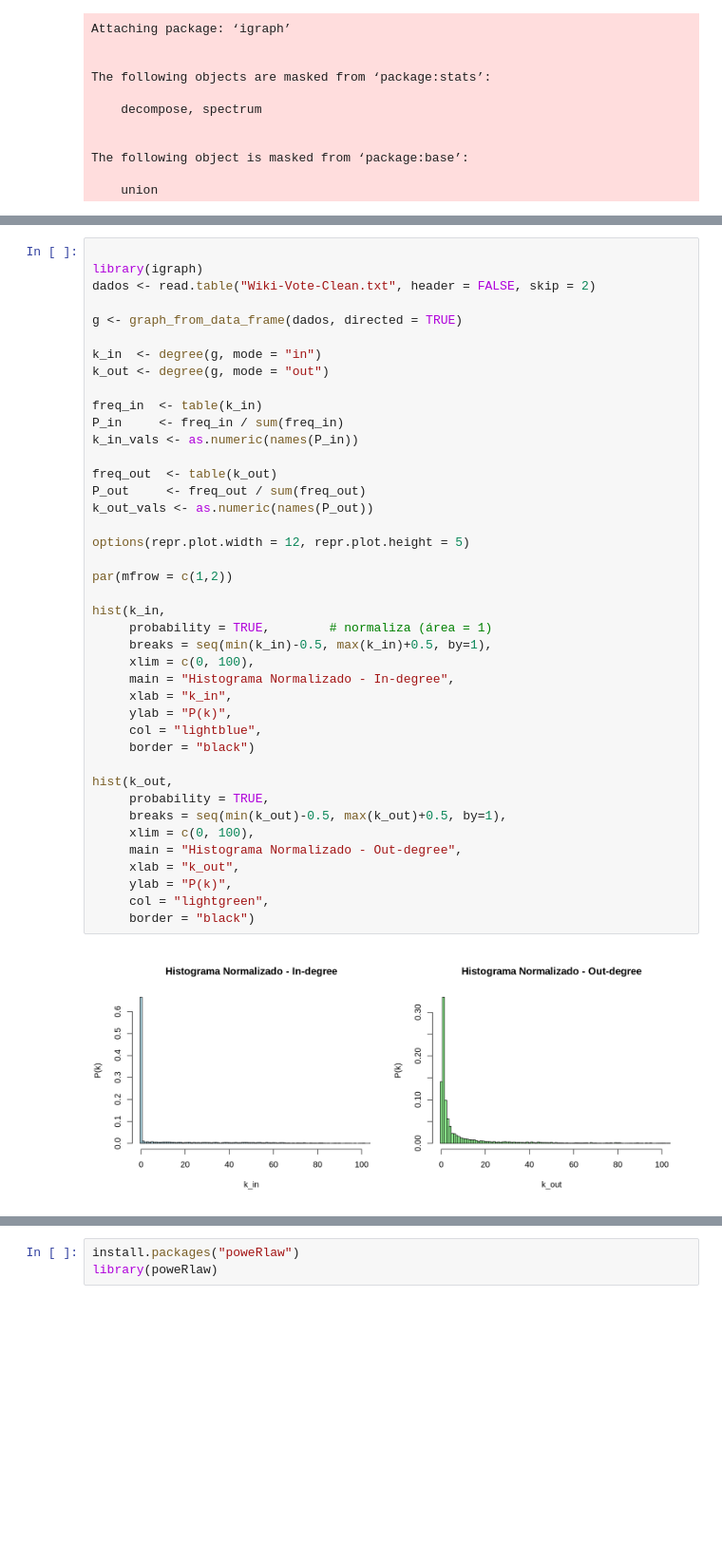
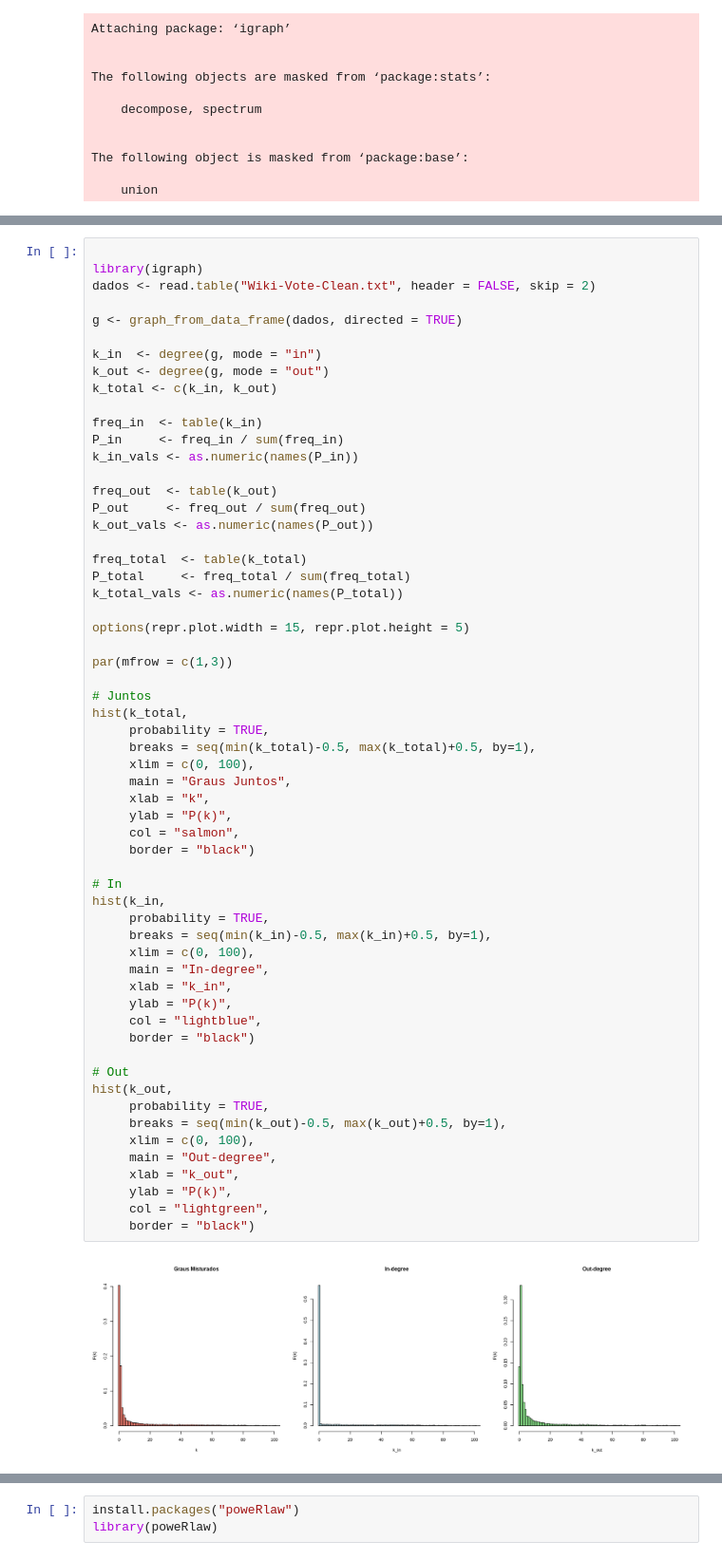
Before and after one commit to marinasantiago1718/WikipediaGraph, a Jupyter notebook: wikiVote.ipynb, the cells around one changed output, grey strips where cells are left out. Shown at 95% size. Cells and saved outputs as stored; diff of their text form; blank space fills up the shorter version.

```diff
--- a/wikiVote.ipynb
+++ b/wikiVote.ipynb
@@ -292,37 +295,55 @@ g <- graph_from_data_frame(dados, directed = TRUE)
 
 k_in  <- degree(g, mode = "in")
 k_out <- degree(g, mode = "out")
+k_total <- c(k_in, k_out)
 
 freq_in  <- table(k_in)
 P_in     <- freq_in / sum(freq_in)
 k_in_vals <- as.numeric(names(P_in))
 
 freq_out  <- table(k_out)
 P_out     <- freq_out / sum(freq_out)
 k_out_vals <- as.numeric(names(P_out))
 
-options(repr.plot.width = 12, repr.plot.height = 5)
+freq_total  <- table(k_total)
+P_total     <- freq_total / sum(freq_total)
+k_total_vals <- as.numeric(names(P_total))
 
-par(mfrow = c(1,2))
+options(repr.plot.width = 15, repr.plot.height = 5)
 
+par(mfrow = c(1,3))
+
+# Juntos
+hist(k_total,
+     probability = TRUE,
+     breaks = seq(min(k_total)-0.5, max(k_total)+0.5, by=1),
+     xlim = c(0, 100),
+     main = "Graus Juntos",
+     xlab = "k",
+     ylab = "P(k)",
+     col = "salmon",
+     border = "black")
+
+# In
 hist(k_in,
-     probability = TRUE,        # normaliza (área = 1)
+     probability = TRUE,
      breaks = seq(min(k_in)-0.5, max(k_in)+0.5, by=1),
      xlim = c(0, 100),
-     main = "Histograma Normalizado - In-degree",
+     main = "In-degree",
      xlab = "k_in",
      ylab = "P(k)",
      col = "lightblue",
      border = "black")
 
+# Out
 hist(k_out,
      probability = TRUE,
      breaks = seq(min(k_out)-0.5, max(k_out)+0.5, by=1),
      xlim = c(0, 100),
-     main = "Histograma Normalizado - Out-degree",
+     main = "Out-degree",
      xlab = "k_out",
      ylab = "P(k)",
      col = "lightgreen",
      border = "black")
 # %% [output]
-[figure, old version]
+[figure, new version]
```
Also changed, not shown: parts of 23 cells of this notebook.
